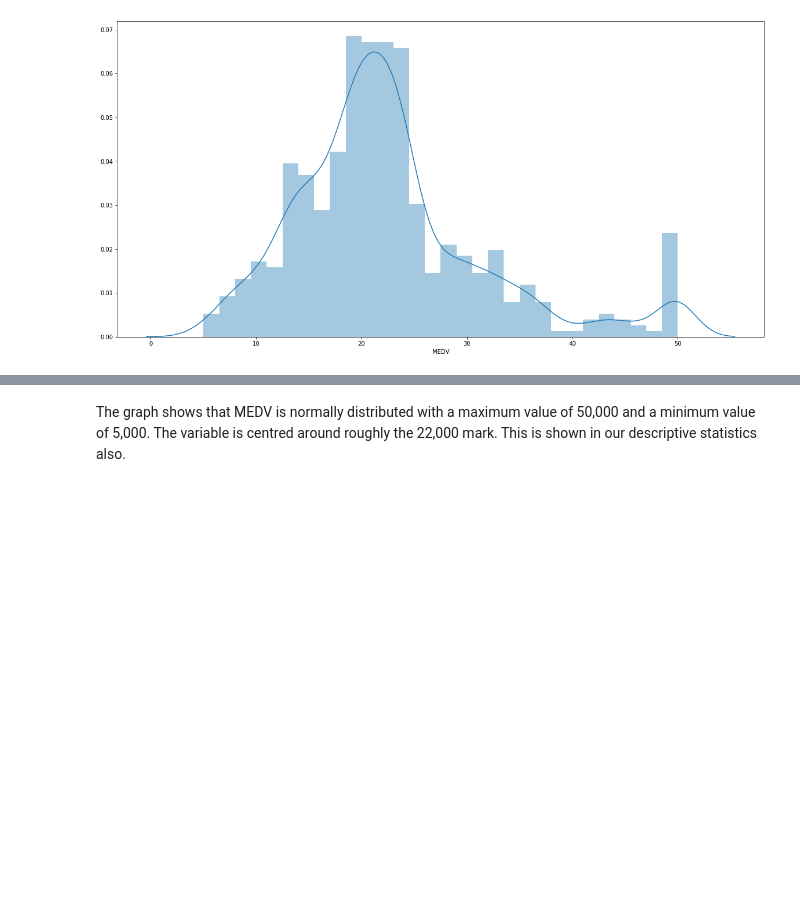
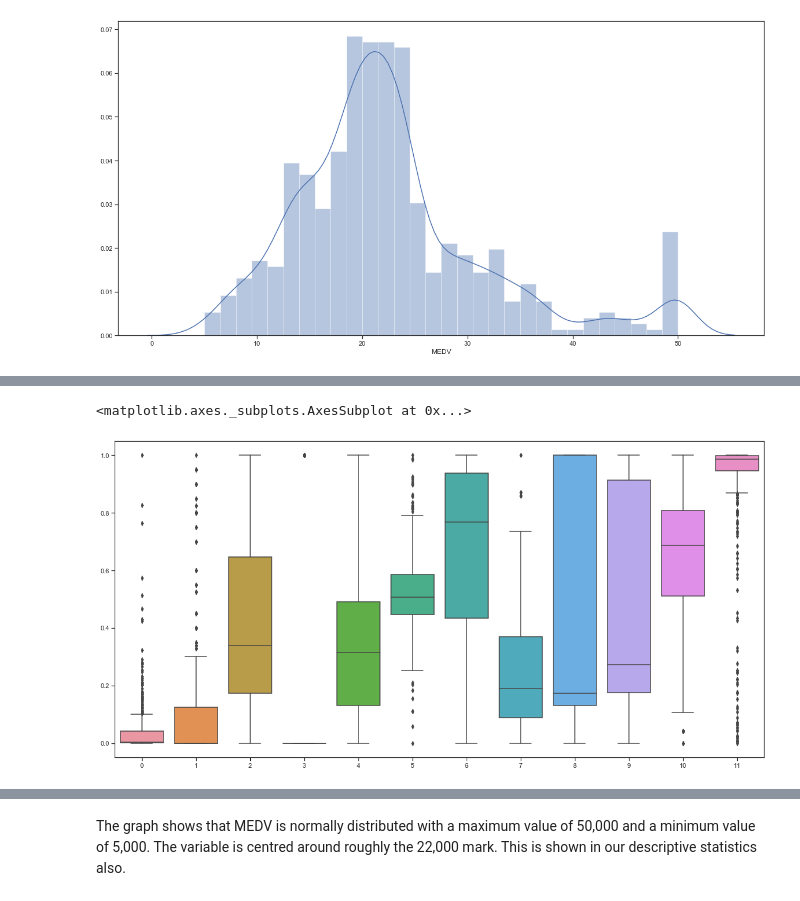
Before and after one commit to beccycole/machine-learning-assessment, a Jupyter notebook: Boston Housing Dataset.ipynb, the cells around one changed output, grey strips where cells are left out. Cells and saved outputs as stored; diff of their text form; code cells hidden in the pictures; blank space fills up the shorter version.

```diff
--- a/Boston Housing Dataset.ipynb
+++ b/Boston Housing Dataset.ipynb
@@ -187,0 +160,9 @@ plt.show()
+# %%
+from sklearn.preprocessing import MinMaxScaler
+scaler = MinMaxScaler()
+DataScaled = scaler.fit_transform(Predictors)
+sns.set(style="ticks")
+sns.boxplot (data = DataScaled)
+# %% [output]
+<matplotlib.axes._subplots.AxesSubplot at 0x...>
+[figure, added]
```
Also changed, not shown: parts of 24 cells of this notebook.
